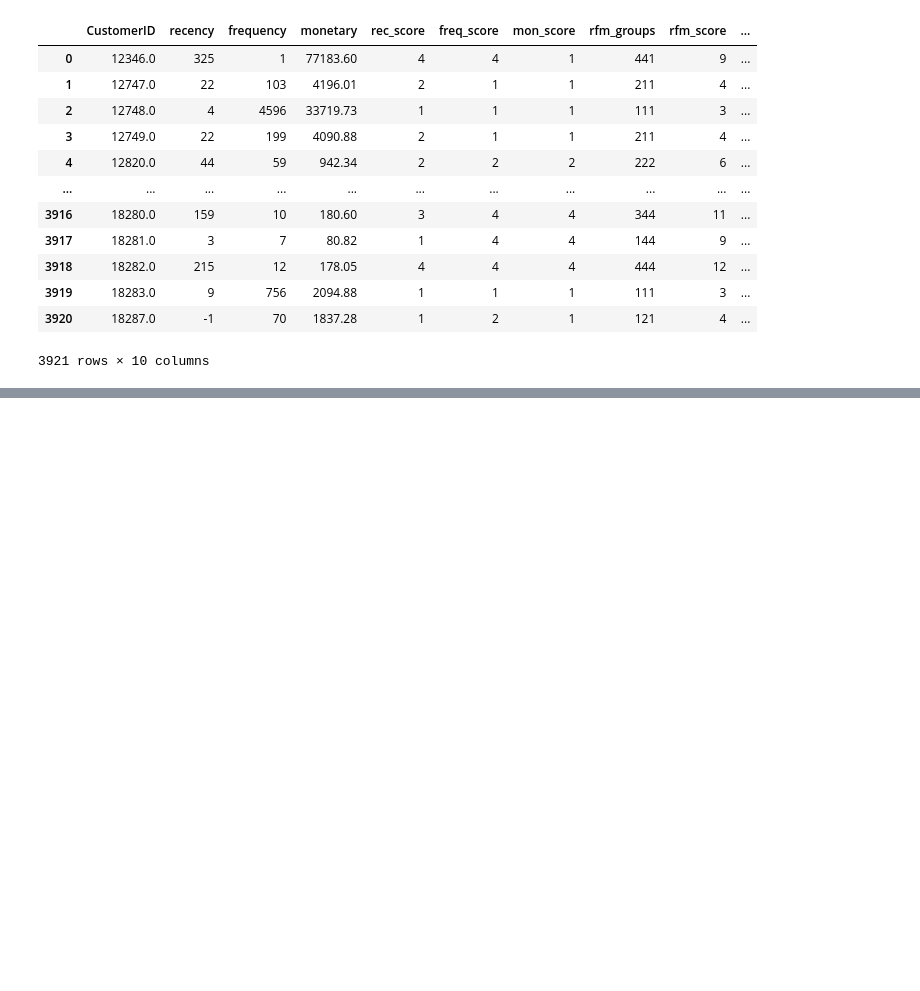
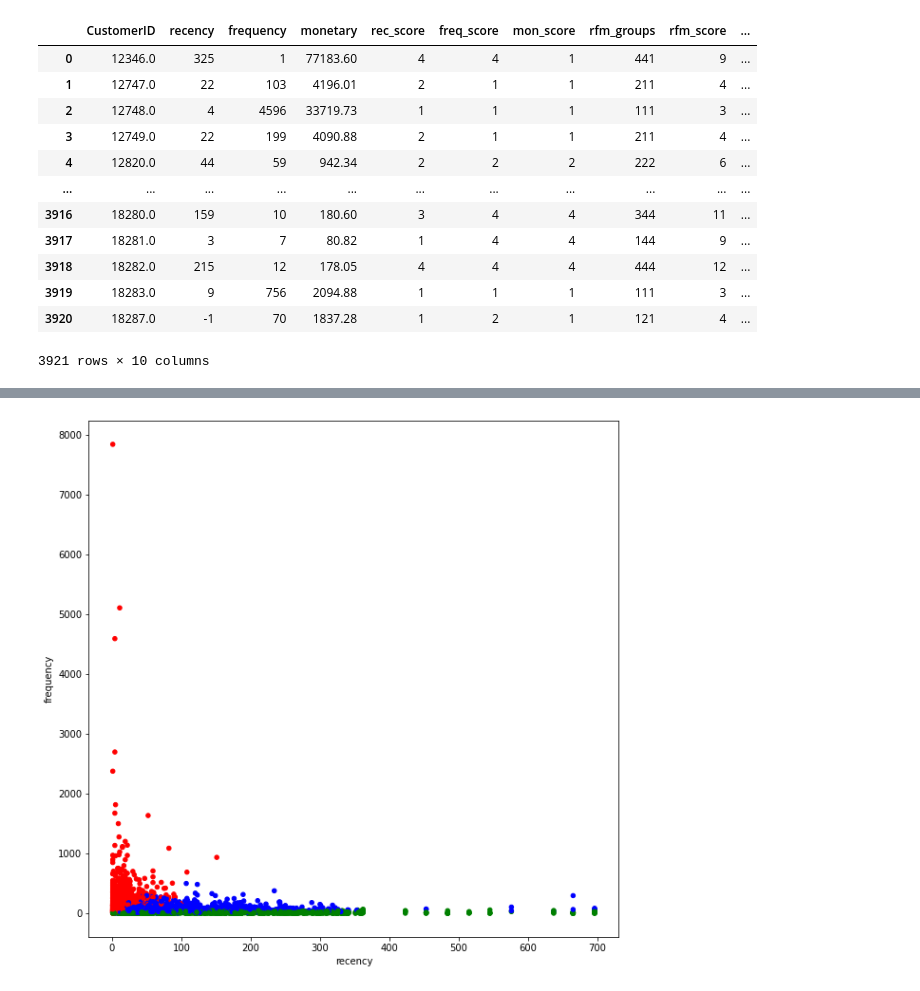
Before and after one commit to akashban812/DS-practice, a Jupyter notebook: Customer_Segmentation.ipynb, the cells around one changed output, grey strips where cells are left out. Saved outputs shown, nothing was run; the diff lists cells and outputs as text; code cells hidden in the pictures; blank space fills up the shorter version.

```diff
--- a/Customer_Segmentation.ipynb
+++ b/Customer_Segmentation.ipynb
@@ -139,0 +196,9 @@ rfm_scores
+# %%
+### Building clusters based on elbow method
+
+kmean_clust= KMeans(n_clusters = 3, init='k-means++',max_iter=1000)
+kmean_clust2=kmean_clust.fit(scaled_data1)
+
+###
+rfm_scores['cluster']= kmean_clust2.labels_
+rfm_scores
@@ -139,0 +219,16 @@ rfm_scores
+# %%
+#Plotting the clusters for visualization
+
+from matplotlib import pyplot as plt
+
+## Scatter plot for recency vs frequency
+
+Colors=['red','green','blue']
+
+rfm_scores['color'] = rfm_scores['cluster'].map(lambda p:Colors[p])
+
+ax= rfm_scores.plot(
+    kind='scatter',x='recency',y='frequency',figsize=(10,10),c=rfm_scores['color']
+)
+# %% [output]
+[figure, added]
```
Also changed, not shown: parts of 7 cells of this notebook.
